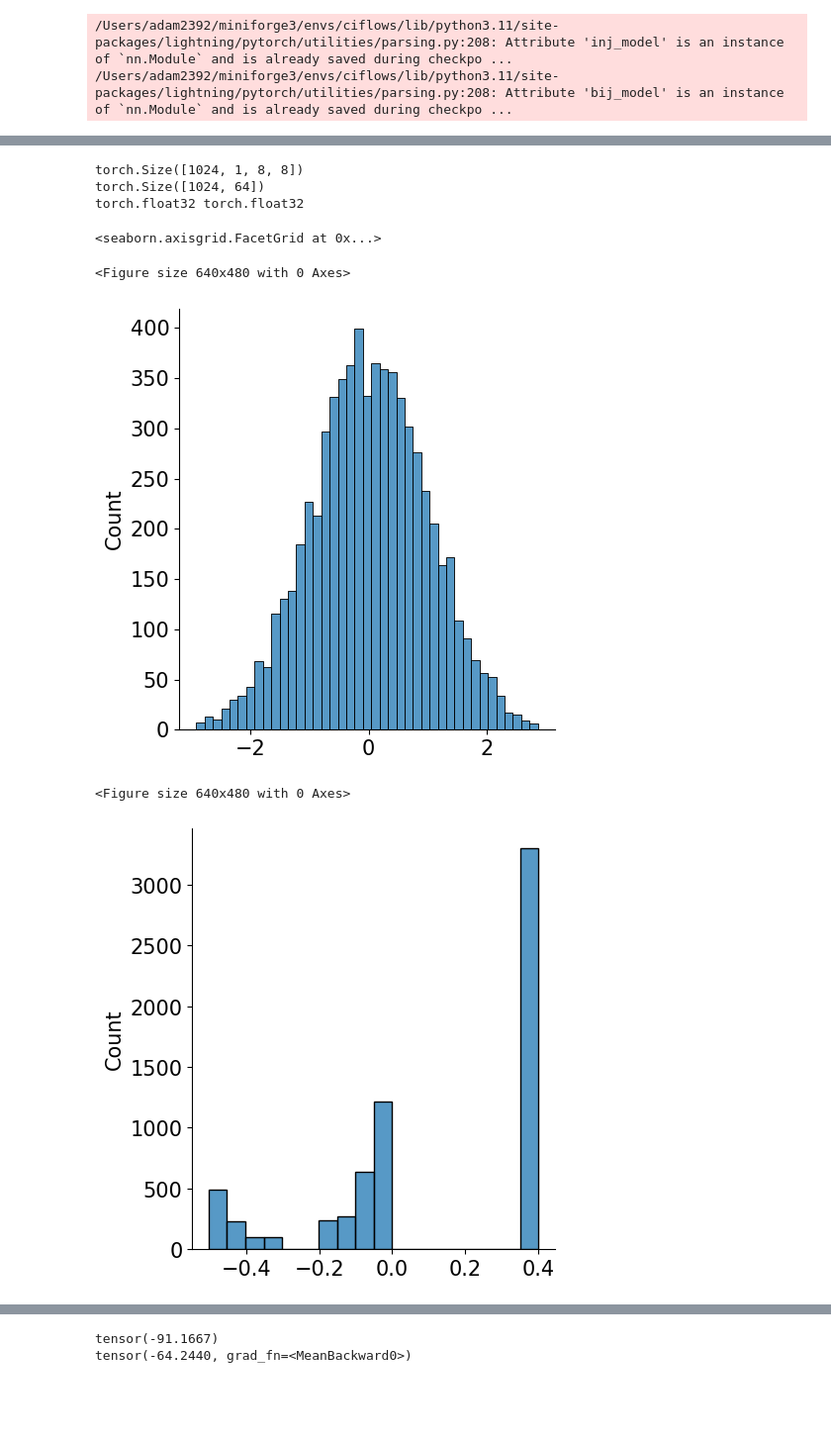
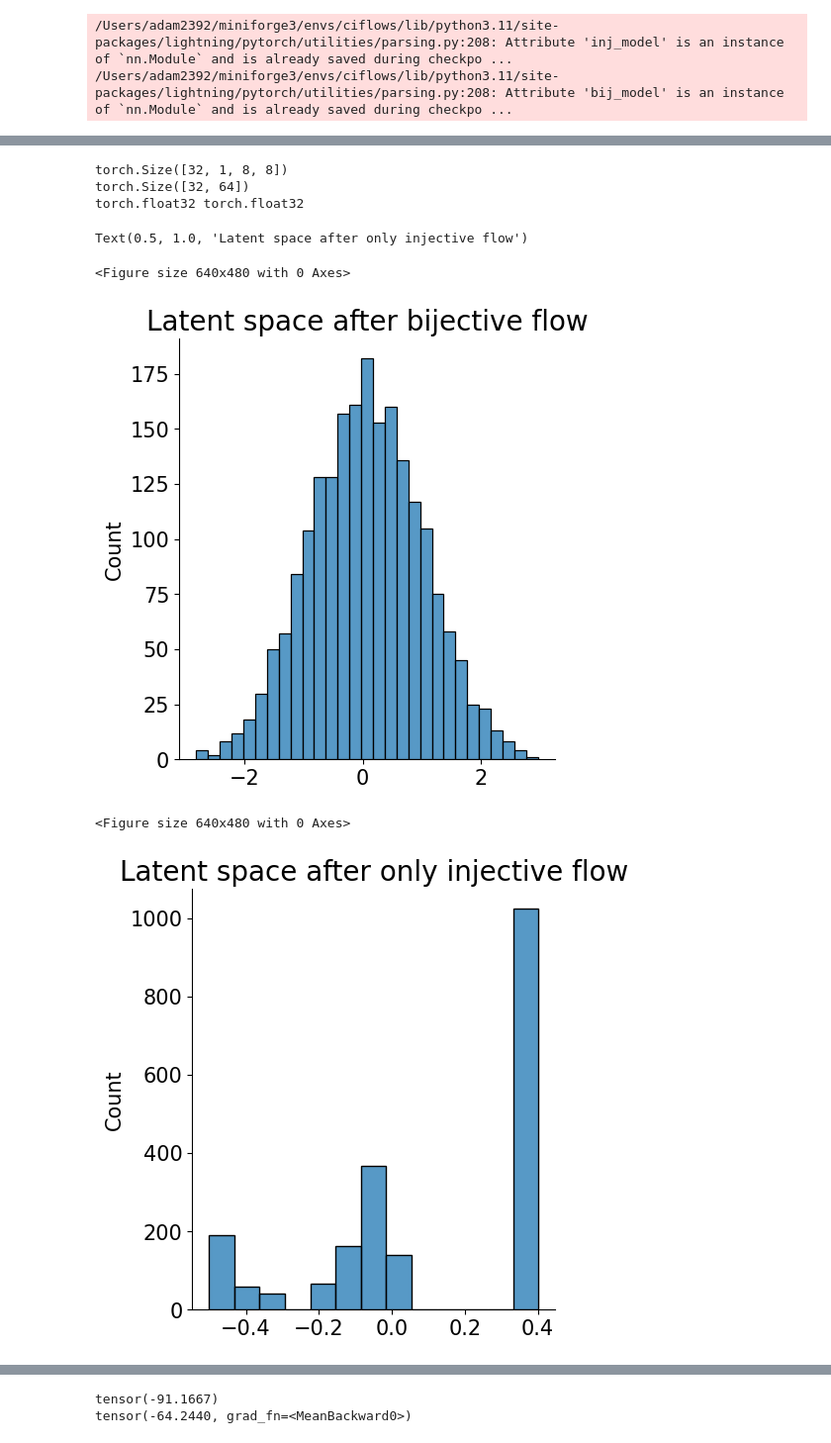
Before and after one commit to adam2392/ciflows, a Jupyter notebook: notebooks/01_injflow_results.ipynb, the cells around one changed output, grey strips where cells are left out. Shown at 99% size. Cells and saved outputs as stored; diff of their text form; code cells hidden in the pictures; blank space fills up the shorter version.

```diff
--- a/notebooks/01_injflow_results.ipynb
+++ b/notebooks/01_injflow_results.ipynb
@@ -224,7 +224,7 @@ from ciflows.datasets.mnist import MNISTDataModule
 root = Path('/Users/adam2392/pytorch_data/ciflows/vae/results/')
 
 # Set up training configurations
-batch_size = 1024
+batch_size = 32
 num_workers = 8
 shuffle = True
 
@@ -287,17 +287,19 @@ print(v.shape)
 print(vlatent.shape)
 print(vlatent.dtype, samples.dtype)
 # %% [output]
-torch.Size([1024, 1, 8, 8])
-torch.Size([1024, 64])
+torch.Size([32, 1, 8, 8])
+torch.Size([32, 64])
 torch.float32 torch.float32
 # %%
 plt.figure()
-sns.displot(vlatent[::10].detach().numpy().flatten())
+sns.displot(vlatent.detach().numpy().flatten())
+plt.title('Latent space after bijective flow')
 plt.figure()
-sns.displot(v[::10].detach().numpy().flatten())
+sns.displot(v.detach().numpy().flatten())
+plt.title('Latent space after only injective flow')
 # %% [output]
-<seaborn.axisgrid.FacetGrid at 0x...>
+Text(0.5, 1.0, 'Latent space after only injective flow')
 <Figure size 640x480 with 0 Axes>
-[figure, old version]
+[figure, new version]
 <Figure size 640x480 with 0 Axes>
-[figure, old version]
+[figure, new version]
```
Also changed, not shown: parts of 4 cells of this notebook, 2 other files.
